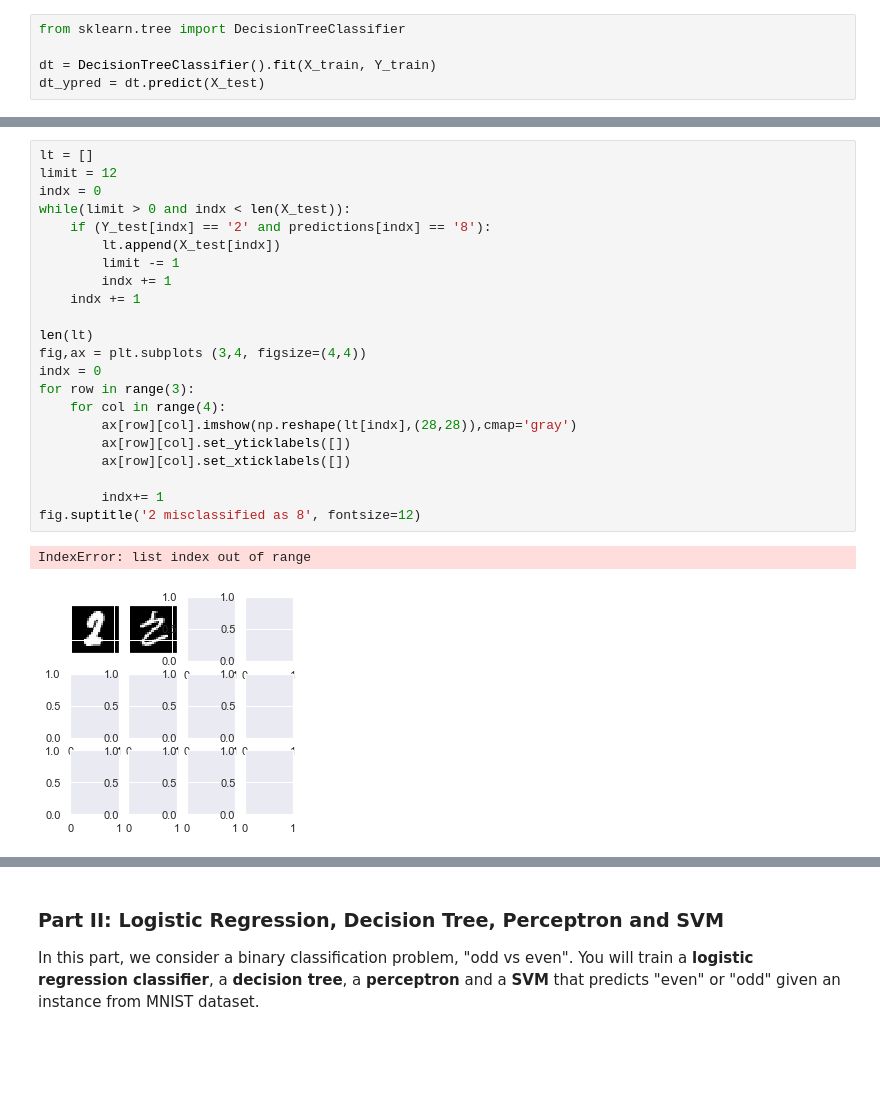
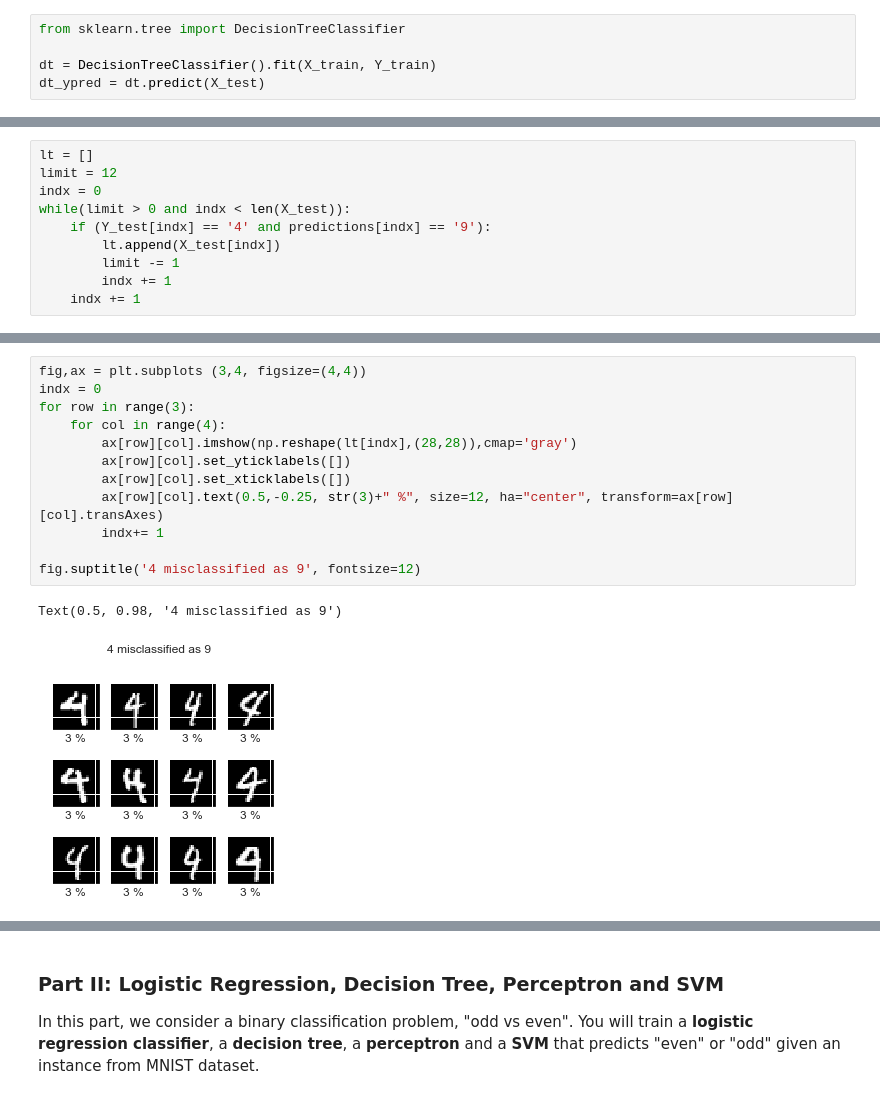
Before and after one commit to jarhan/data-mining, a Jupyter notebook: p2-handout/Project2A-MNIST.ipynb, the cells around one changed output, grey strips where cells are left out. Saved outputs shown, nothing was run; the diff lists cells and outputs as text; blank space fills up the shorter version.

```diff
--- a/p2-handout/Project2A-MNIST.ipynb
+++ b/p2-handout/Project2A-MNIST.ipynb
@@ -140,0 +142,10 @@ Text(0.5, 1.0, 'Confusion Metrix')
+# %%
+lt = []
+limit = 12
+indx = 0
+while(limit > 0 and indx < len(X_test)):
+    if (Y_test[indx] == '4' and predictions[indx] == '9'):
+        lt.append(X_test[indx])
+        limit -= 1
+        indx += 1
+    indx += 1
@@ -141,28 +166,18 @@ Text(0.5, 1.0, 'Confusion Metrix')
 # %%
-lt = []
-limit = 12
-indx = 0
-while(limit > 0 and indx < len(X_test)):
-    if (Y_test[indx] == '2' and predictions[indx] == '8'):
-        lt.append(X_test[indx])
-        limit -= 1
-        indx += 1
-    indx += 1
-
-len(lt)
 fig,ax = plt.subplots (3,4, figsize=(4,4))
 indx = 0
 for row in range(3):
     for col in range(4):
         ax[row][col].imshow(np.reshape(lt[indx],(28,28)),cmap='gray')
         ax[row][col].set_yticklabels([])
         ax[row][col].set_xticklabels([])
+        ax[row][col].text(0.5,-0.25, str(3)+" %", size=12, ha="center", transform=ax[row][col].transAxes)
+        indx+= 1
 
-        indx+= 1
-fig.suptitle('2 misclassified as 8', fontsize=12)
+fig.suptitle('4 misclassified as 9', fontsize=12)
 # %% [output]
-IndexError: list index out of range
+Text(0.5, 0.98, '4 misclassified as 9')
-[figure, old version]
+[figure, new version]
 # %% [markdown]
 Also, show example images of **mistakes** your classifier made.
 
```
Also changed, not shown: parts of 10 cells of this notebook.
